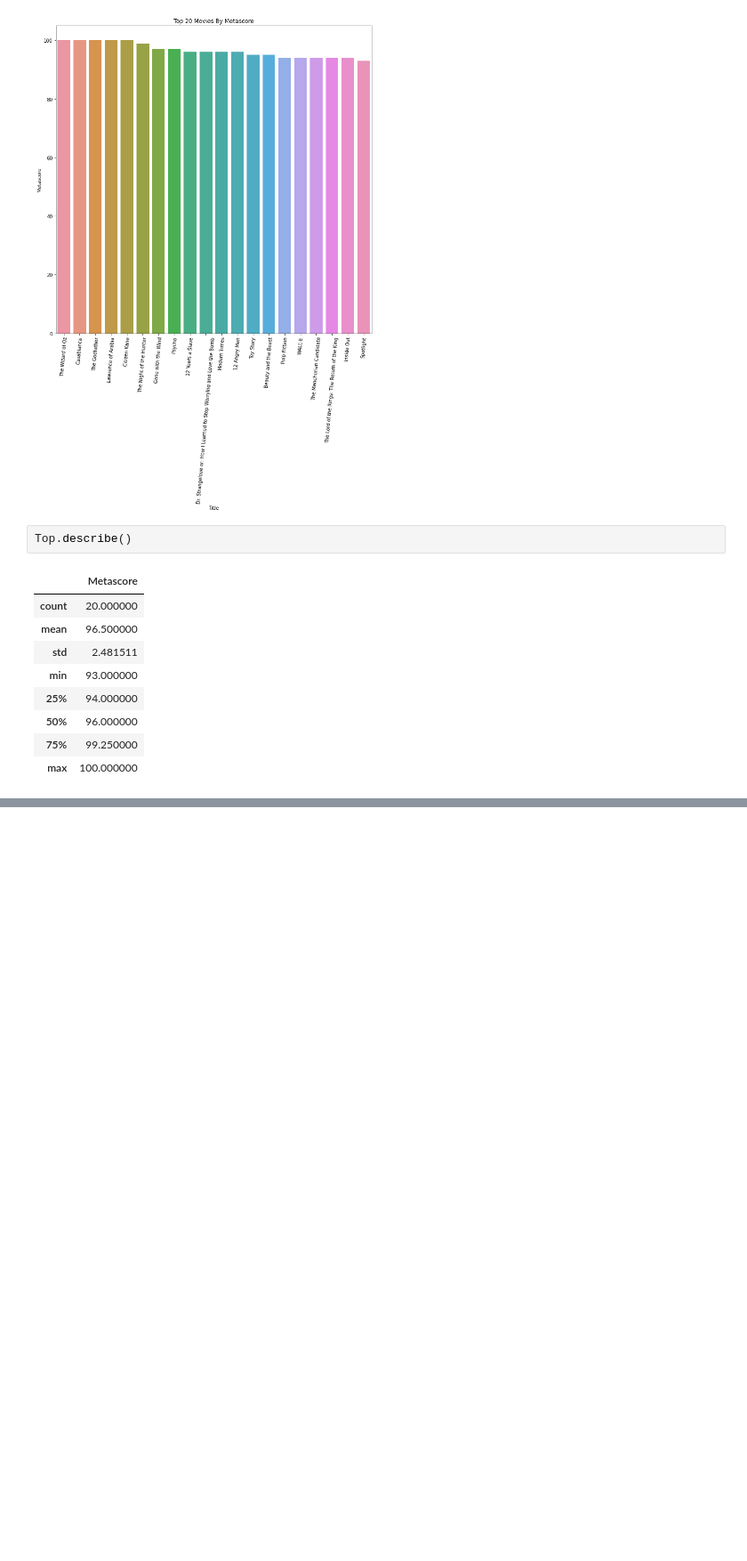
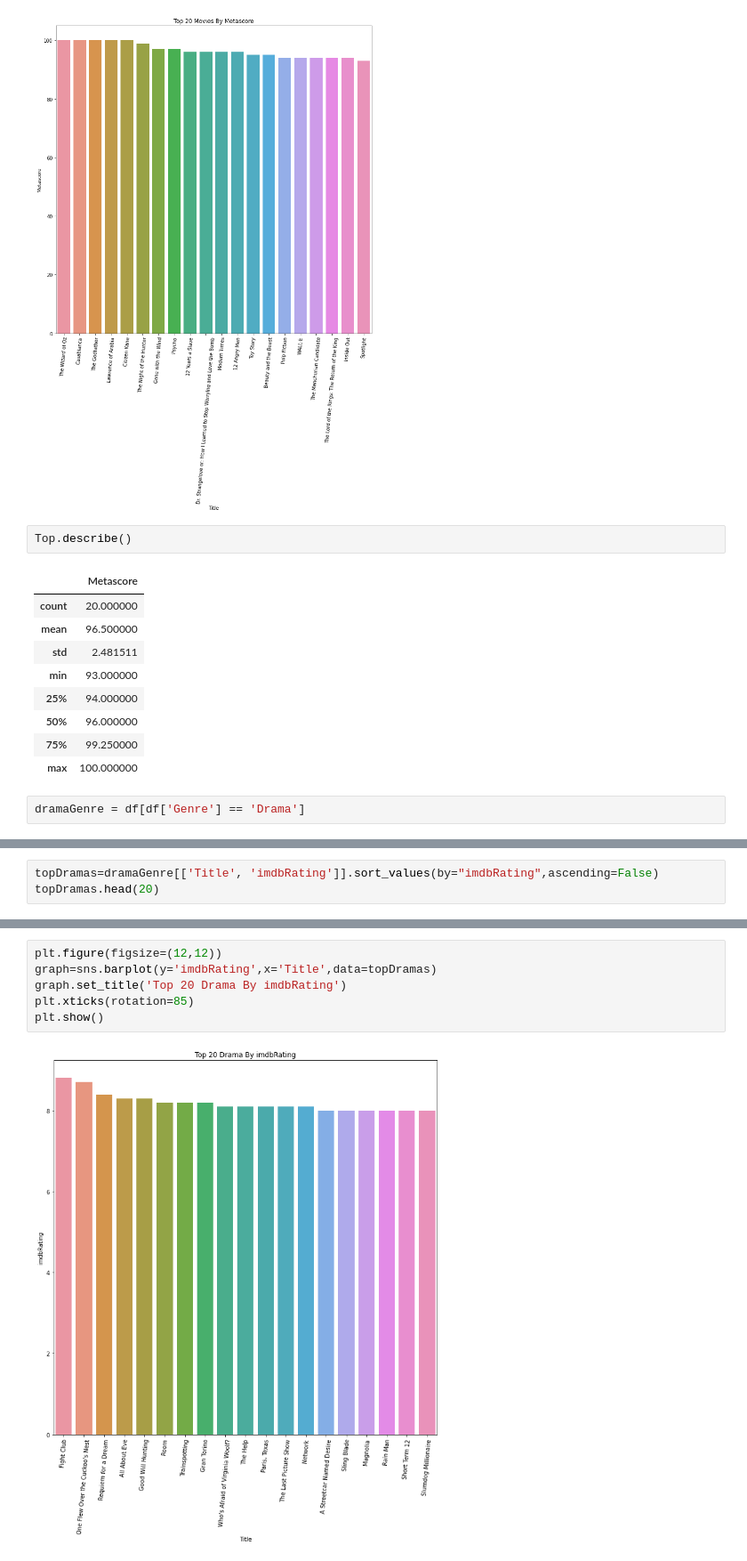
Before and after one commit to FinnicCreations/FinnicCreations.github.io, a Jupyter notebook: imdb-top-250(workinprogress)-11/22.ipynb, the cells around one changed output, grey strips where cells are left out. Shown: that part at 89% size. Cells and saved outputs as stored; diff of their text form; blank space fills up the shorter version.

Commit message:
Kaggle Notebook | IMDB_Top(Work in Progress) | Version 4

```diff
--- a/imdb-top-250(workinprogress)-11/22.ipynb
+++ b/imdb-top-250(workinprogress)-11/22.ipynb
@@ -177,3 +190,5 @@ Top.describe()
 | 50% | 96.000000 |
 | 75% | 99.250000 |
 | max | 100.000000 |
+# %%
+dramaGenre = df[df['Genre'] == 'Drama']
@@ -179,0 +235,3 @@ Top.describe()
+# %%
+topDramas=dramaGenre[['Title', 'imdbRating']].sort_values(by="imdbRating",ascending=False)
+topDramas.head(20)
@@ -179,0 +256,8 @@ Top.describe()
+# %%
+plt.figure(figsize=(12,12))
+graph=sns.barplot(y='imdbRating',x='Title',data=topDramas)
+graph.set_title('Top 20 Drama By imdbRating')
+plt.xticks(rotation=85)
+plt.show()
+# %% [output]
+[figure, added]
```
Also changed, not shown: parts of 7 cells of this notebook.
